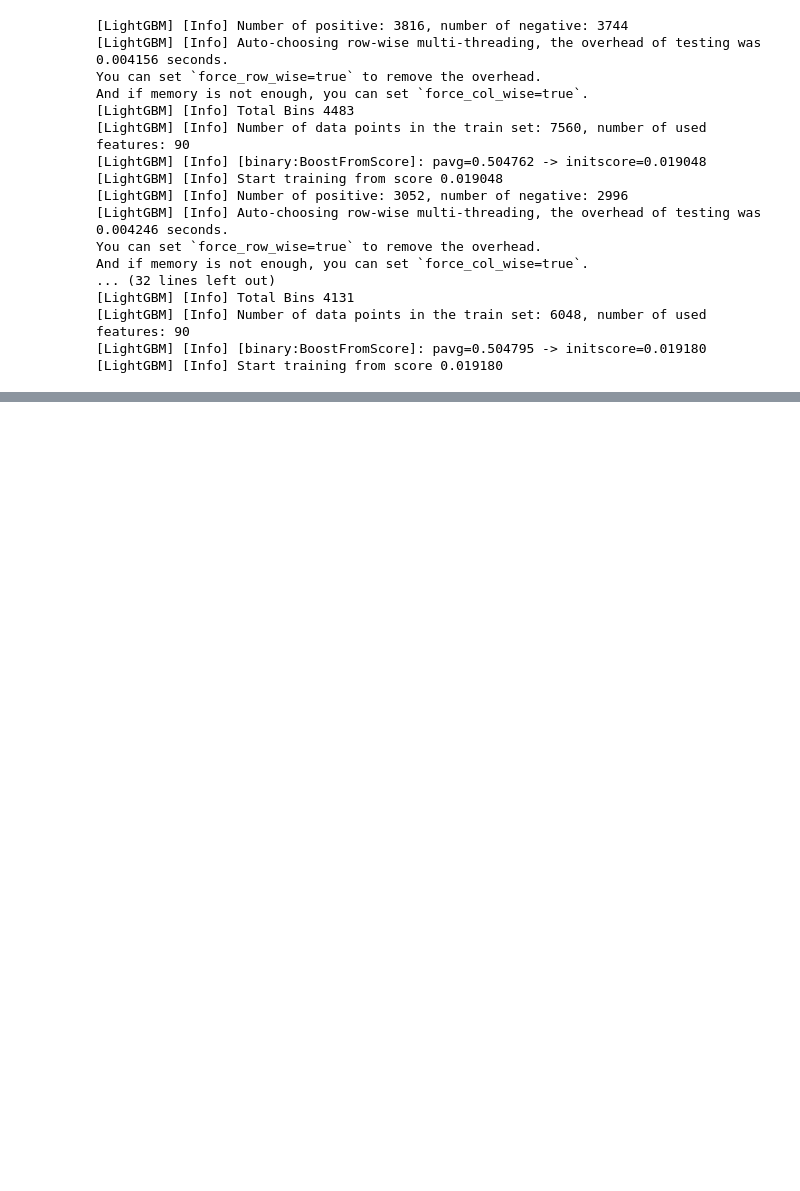
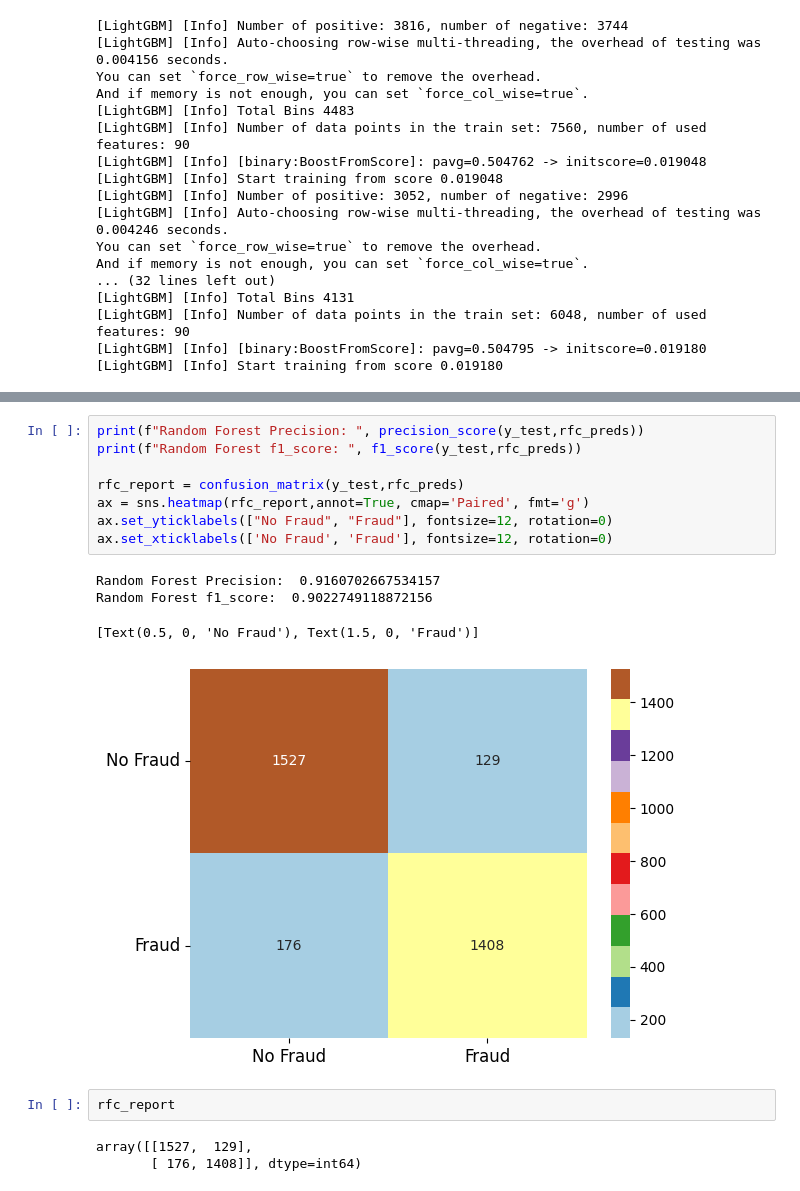
Before and after one commit to KizMan-23/finance_fraud, a Jupyter notebook: fraud_detection.ipynb, the cells around one changed output, grey strips where cells are left out. Saved outputs shown, nothing was run; the diff lists cells and outputs as text; blank space fills up the shorter version.

```diff
--- a/fraud_detection.ipynb
+++ b/fraud_detection.ipynb
@@ -371,0 +388,18 @@ list(range(2,5,1))
+# %%
+print(f"Random Forest Precision: ", precision_score(y_test,rfc_preds))
+print(f"Random Forest f1_score: ", f1_score(y_test,rfc_preds))
+
+rfc_report = confusion_matrix(y_test,rfc_preds)
+ax = sns.heatmap(rfc_report,annot=True, cmap='Paired', fmt='g')
+ax.set_yticklabels(["No Fraud", "Fraud"], fontsize=12, rotation=0)
+ax.set_xticklabels(['No Fraud', 'Fraud'], fontsize=12, rotation=0)
+# %% [output]
+Random Forest Precision:  0.9160702667534157
+Random Forest f1_score:  0.9022749118872156
+[Text(0.5, 0, 'No Fraud'), Text(1.5, 0, 'Fraud')]
+[figure, added]
+# %%
+rfc_report
+# %% [output]
+array([[1527,  129],
+       [ 176, 1408]], dtype=int64)
```
Also changed, not shown: parts of 12 cells of this notebook.
